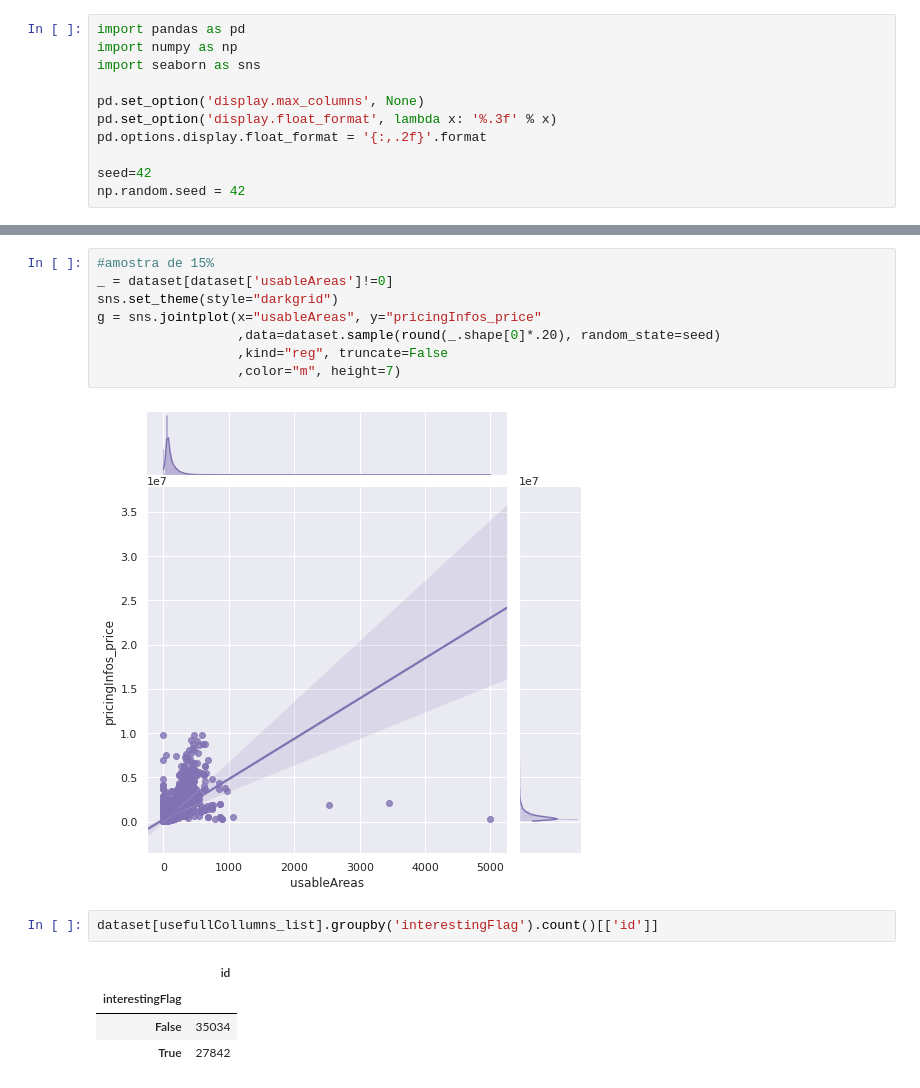
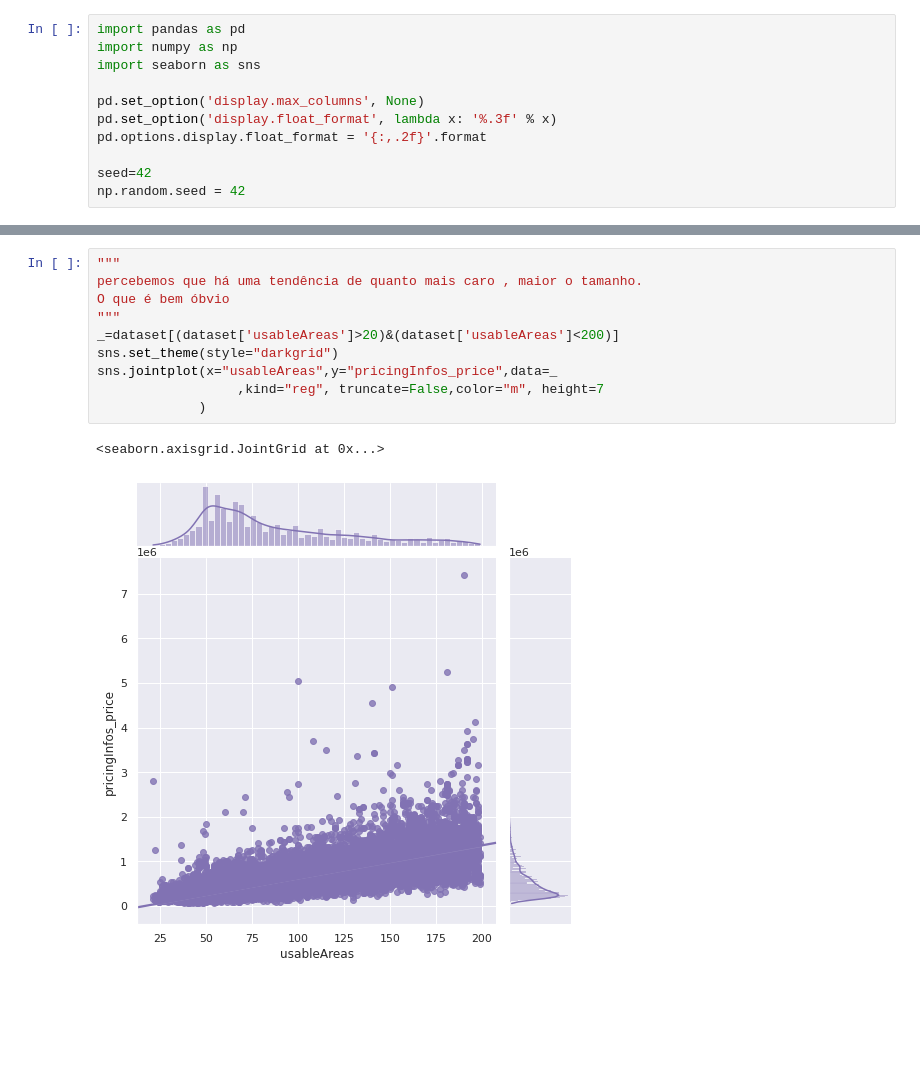
Before and after one commit to WillyHHsu/imoveis, a Jupyter notebook: exploring.ipynb, the cells around one changed output, grey strips where cells are left out. Saved outputs shown, nothing was run; the diff lists cells and outputs as text; blank space fills up the shorter version.

```diff
--- a/exploring.ipynb
+++ b/exploring.ipynb
@@ -31,17 +39,13 @@ dataset[usefullCollumns_list].sample(1)
 # %%
-#amostra de 15%
-_ = dataset[dataset['usableAreas']!=0]
+"""
+percebemos que há uma tendência de quanto mais caro , maior o tamanho.
+O que é bem óbvio
+"""
+_=dataset[(dataset['usableAreas']>20)&(dataset['usableAreas']<200)]
 sns.set_theme(style="darkgrid")
-g = sns.jointplot(x="usableAreas", y="pricingInfos_price"
-                  ,data=dataset.sample(round(_.shape[0]*.20), random_state=seed)
-                  ,kind="reg", truncate=False
-                  ,color="m", height=7)
+sns.jointplot(x="usableAreas",y="pricingInfos_price",data=_
+                  ,kind="reg", truncate=False,color="m", height=7
+             )
 # %% [output]
+<seaborn.axisgrid.JointGrid at 0x...>
-[figure, old version]
+[figure, new version]
-# %%
-dataset[usefullCollumns_list].groupby('interestingFlag').count()[['id']]
-# %% [output]
-|  | id |
-| interestingFlag |  |
-| False | 35034 |
-| True | 27842 |
```
Also changed, not shown: parts of 10 cells of this notebook, 3 other files.
